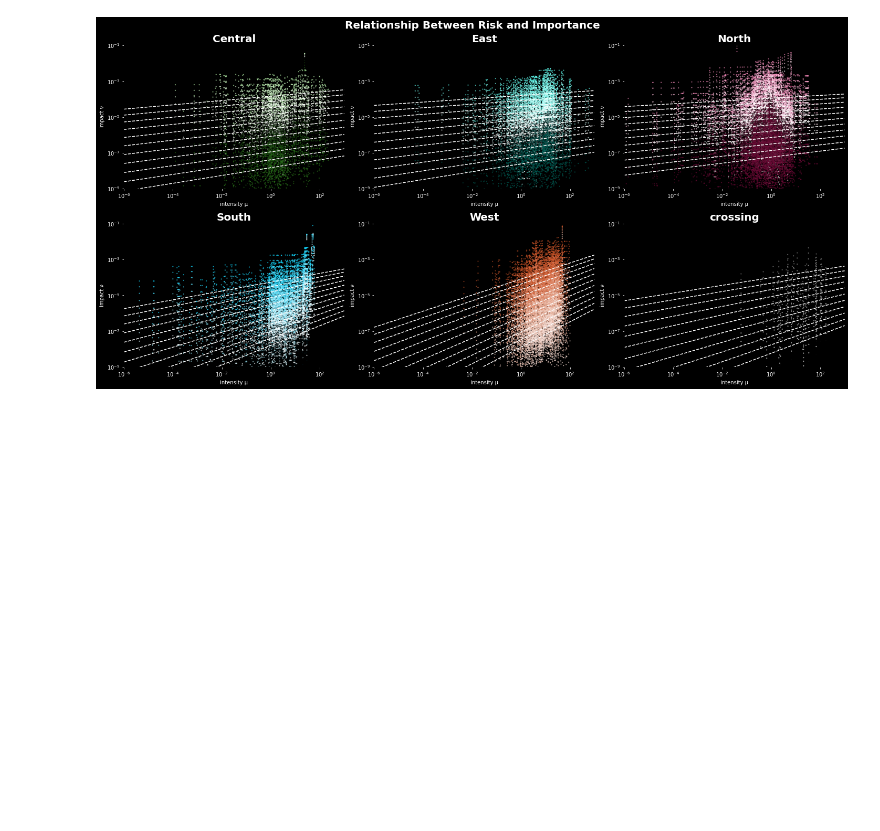
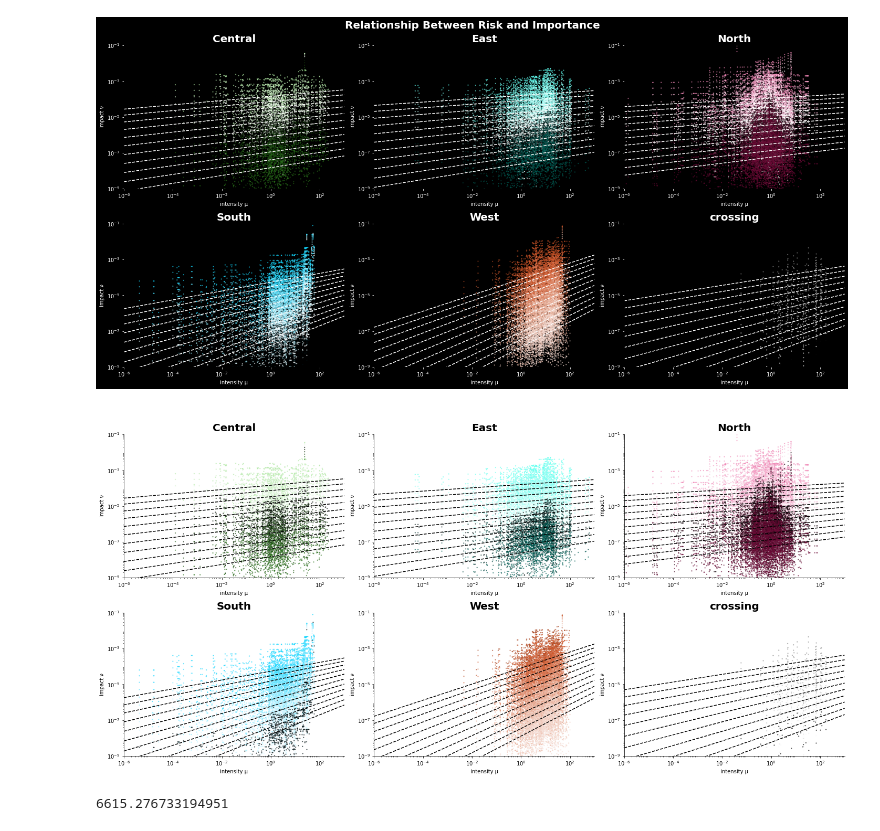
Before and after one commit to asrenninger/africonnectivity, a Jupyter notebook: python/sensitivity.ipynb, the cells around one changed output. Saved outputs shown, nothing was run; the diff lists cells and outputs as text; code cells hidden in the pictures; blank space fills up the shorter version.

Commit message:
sensitivity

```diff
--- a/python/sensitivity.ipynb
+++ b/python/sensitivity.ipynb
@@ -305,3 +305,72 @@ fig.suptitle('Relationship Between Risk and Importance', color='w', size=20, wei
 fig.savefig('../viz/africapolis-riskvflow-sensitivity.png', facecolor=fig.get_facecolor(), dpi=120, bbox_inches='tight')
 # %% [output]
 [figure]
+# %%
+fig, ax = plt.subplots(2, 3, figsize=(20, 10), facecolor='w', tight_layout=True)
+
+# ravel the axes so that we can loop through them
+ax = ax.ravel()
+
+# across each axis plot the data per region
+for i, r in enumerate(np.unique(region)):
+    off = 0.05
+    for b in joined['beta'].unique():
+        # vary the hue of the color
+        hue = [vary_hue(color, off) for color in joined[(joined['region']==r) & (joined['beta']==b)]['color']]
+
+        # increment the offset
+        off += 0.05
+
+        # plot the points as a 2d kernel density estimate
+        joined[(joined['region']==r) & (joined['beta']==b)][['risk', 'flow']].plot('risk', 'flow', color=hue, kind='scatter', ax=ax[i], alpha=0.5, s=2)
+
+    # clean it up
+    ax[i].set_facecolor('w')
+    ax[i].set_title(r, color='k', size=20, weight='bold')
+    ax[i].set_yscale('log')
+    ax[i].set_xscale('log')
+
+    # make sure that the axis ticks are the same across all plots
+    ax[i].set_ylim([10**-9, 10**-1])
+    ax[i].set_xlim([10**-6, 10**3])
+
+    # sparsify the ticks
+    ax[i].set_yticks([10**-9, 10**-7, 10**-5, 10**-3, 10**-1])
+    ax[i].set_xticks([10**-6, 10**-4, 10**-2, 10**0, 10**2])
+
+    ax[i].set_xlabel("intensity " + u"\u03BC", color="k")
+    ax[i].set_ylabel("impact " + u"\u03BD", color="k")
+    ax[i].tick_params(axis='x', colors='k')
+    ax[i].tick_params(axis='y', colors='k')
+
+    # turn off the top and right splines
+    ax[i].spines['top'].set_visible(False)
+    ax[i].spines['right'].set_visible(False)
+
+    # add a line of best fit
+    from scipy.stats import linregress
+    for b in joined['beta'].unique():
+        temp = joined[joined['region']==r]
+        temp = temp[temp['flow'] > 0]
+        temp = temp[temp['risk'] > 0]
+        temp = temp[temp['beta']==b]
+
+        # calculate the line of best fit
+        slope, intercept, r_value, p_value, std_err = linregress(np.log(temp[temp['region']==r]['risk']), np.log(temp[temp['region']==r]['flow']))
+
+        x = np.linspace(10**-6, 10**3, 100)
+        y = np.exp(intercept) * x**slope
+        ax[i].plot(x, y, color='k', linestyle='--')
+
+    # add the pearson correlation coefficient to the bottom left of each plot
+    # from scipy.stats import pearsonr
+    # temp = joined[joined['flow'] > 0]
+    # temp = temp[temp['risk'] > 0]
+    # temp = temp[temp['region']==r]
+    # corr = pearsonr(np.log(temp[temp['region']==r]['risk']), np.log(temp[temp['region']==r]['flow']))[0].astype(float), pearsonr(np.log(temp[temp['region']==r]['risk']), np.log(temp[temp['region']==r]['flow']))[1].astype(float)
+    # ax[i].text(0.05, 0.05, 'r = ' + str(round(corr[0], 2)), color='w', transform=ax[i].transAxes, weight='bold', size=20)
+
+fig.suptitle('Relationship Between Risk and Importance', color='w', size=20, weight='bold')
+fig.savefig('../viz/africapolis-riskvflow-sensitivity-white.png', facecolor=fig.get_facecolor(), dpi=120, bbox_inches='tight')
+# %% [output]
+[figure, added]
@@ -307,0 +383,8 @@ fig.savefig('../viz/africapolis-riskvflow-sensitivity.png', facecolor=fig.get_fa
+# %%
+# Dakar to Bangladesh as the megaregion
+start_stop = nodes[(nodes['agglosName'] == "Dakar") | (nodes['agglosName'] == "Lagos")].Agglomeration_ID.to_list()
+
+# how long is the shortest path?
+nx.shortest_path_length(G, source = start_stop[0], target = start_stop[1], weight = 'timeUCB')
+# %% [output]
+6615.276733194951
```
Also changed, not shown: parts of 14 cells of this notebook.
